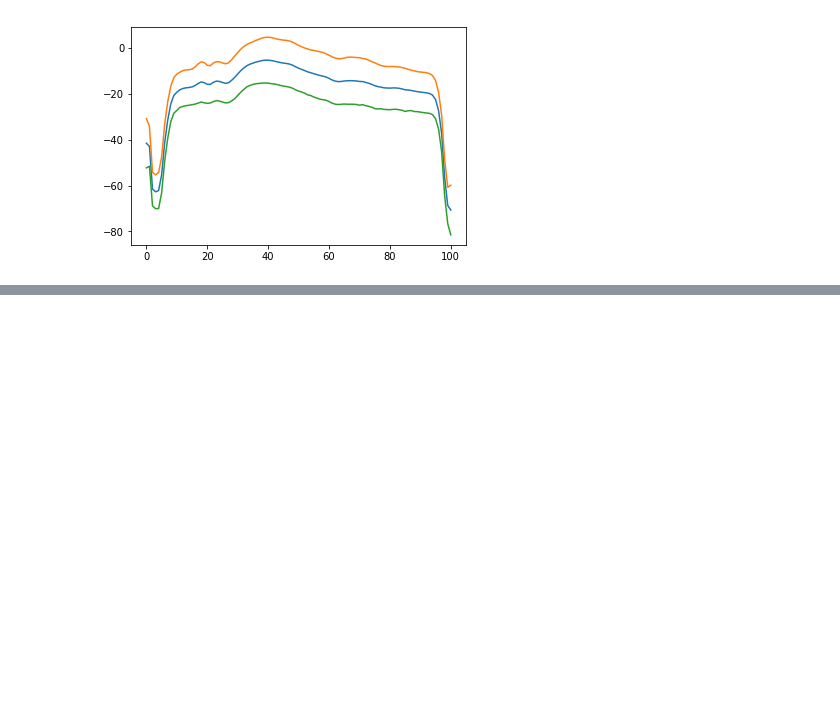
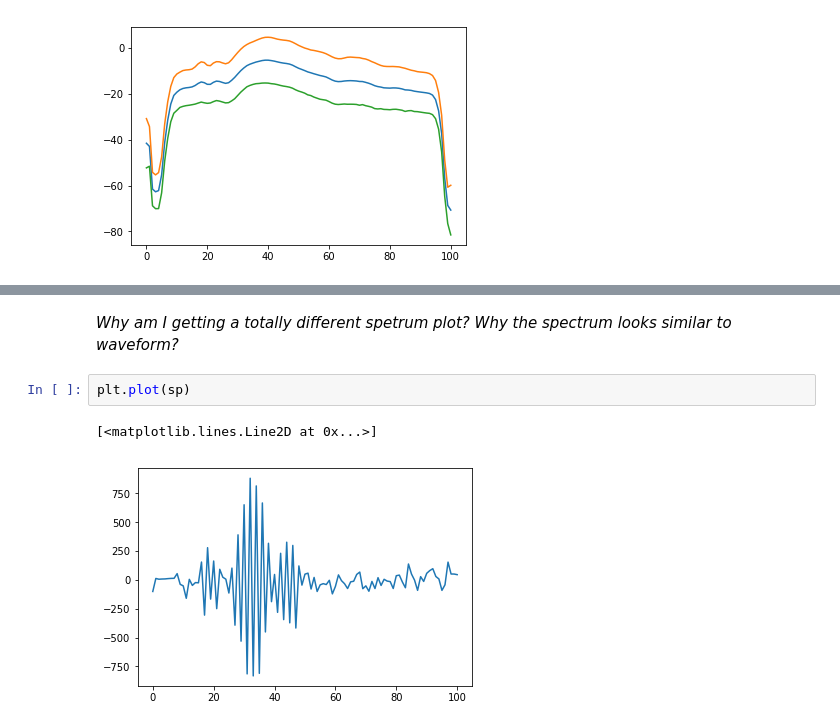
Before and after one commit to yoavfreund/BeakedWhaleClassification, a Jupyter notebook: Jingwu/ToyTest.ipynb, the cells around one changed output, grey strips where cells are left out. Drawn from its saved outputs; the diff is of its cells as text; blank space fills up the shorter version.

```diff
--- a/Jingwu/ToyTest.ipynb
+++ b/Jingwu/ToyTest.ipynb
@@ -204,0 +240,7 @@ plt.plot(mean-var)
+# %% [markdown]
+_Why am I getting a totally different spetrum plot? Why the spectrum looks similar to waveform?_
+# %%
+plt.plot(sp)
+# %% [output]
+[<matplotlib.lines.Line2D at 0x...>]
+[figure, added]
```
Also changed, not shown: parts of 25 cells of this notebook.
